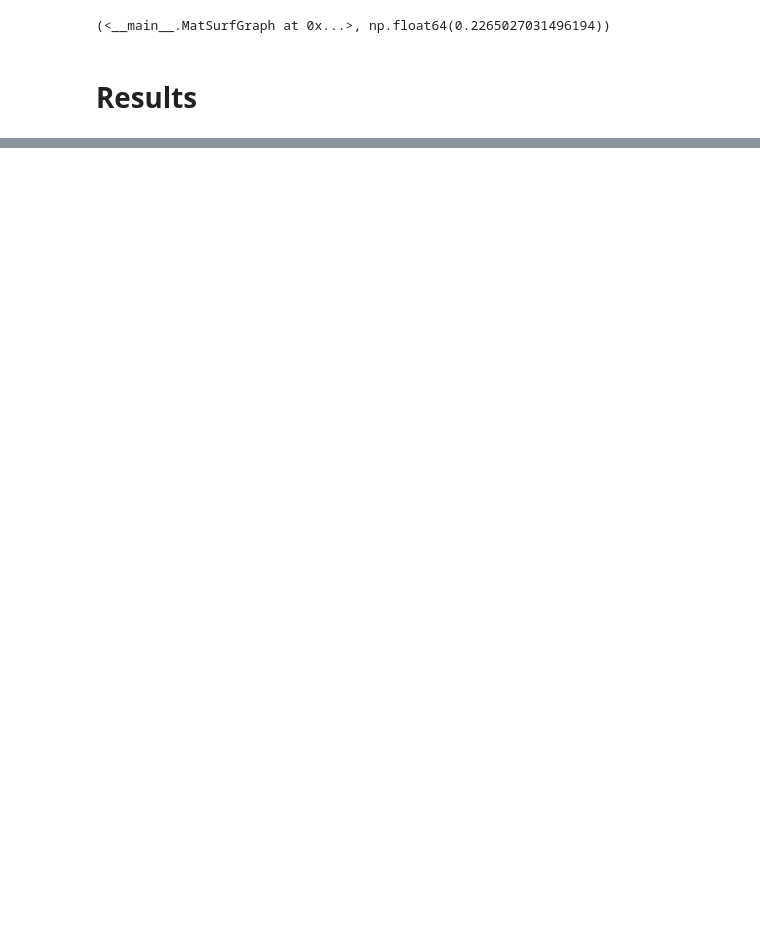
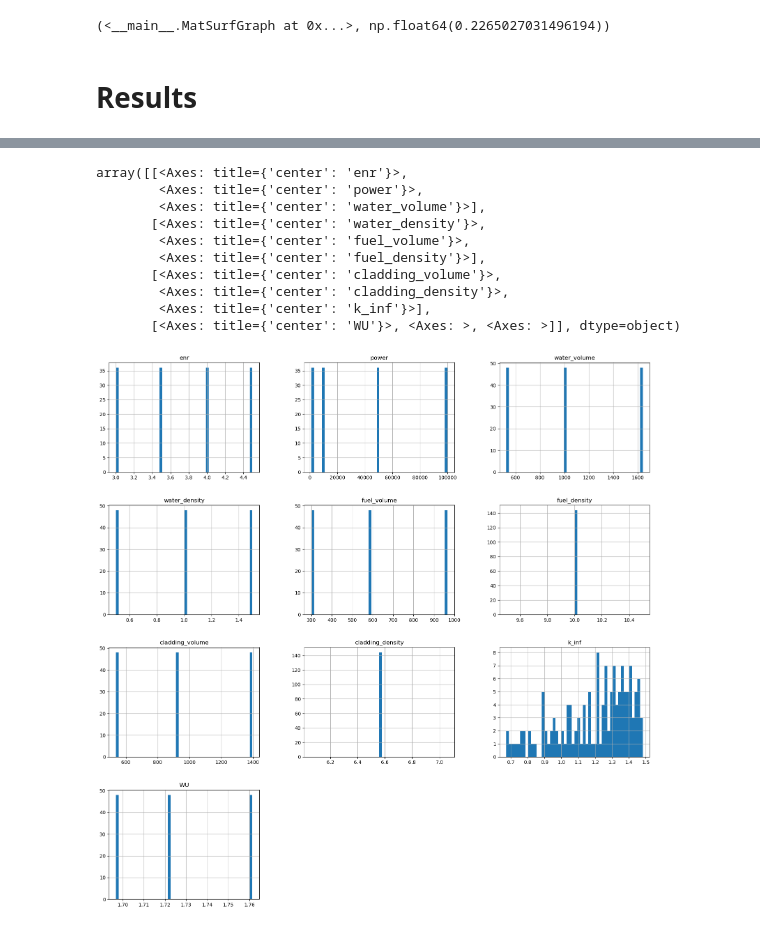
Before and after one commit to NikitaShlapak/OpenMCNeuro, a Jupyter notebook: graphs.ipynb, the cells around one changed output, grey strips where cells are left out. Saved outputs shown, nothing was run; the diff lists cells and outputs as text; code cells hidden in the pictures; blank space fills up the shorter version.

```diff
--- a/graphs.ipynb
+++ b/graphs.ipynb
@@ -891,0 +896,2 @@ ax.legend()
+# %%
+DATA_DIR = "/run/media/nikita/e40c1d03-27f0-4c5f-b778-1710c9a842d0/data/server_sync/data/v7/"
@@ -891,0 +909,33 @@ ax.legend()
+# %%
+from datastructures.graph import load_res, load_x, load_graph, MatSurfGraph
+def norm_graph(graph:MatSurfGraph) -> MatSurfGraph:
+    for key, mat in graph.materials.items():
+        nucs, vol, dens = mat[:-2], mat[-2], mat[-1]
+        vol /= graph.total_volume
+
+        exps = np.exp(nucs)
+        nucs = exps/exps.sum()
+
+        graph.materials[key] = nucs.tolist() + [vol, dens]
+
+    return graph
+def read_WU(filepath: str):
+    graph = load_graph(directory=filepath)
+    return graph.WURelation
+WU_min = 1.0
+WU_max = 2.1
+data_dirs = list(filter(lambda x: WU_min < read_WU(os.path.join(DATA_DIR, x)) <= WU_max, os.listdir(DATA_DIR)))
+# %%
+data = {}
+for d in tqdm(data_dirs):
+    with open(os.path.join(DATA_DIR, d, 'context.json')) as f:
+        context = json.load(f)
+        context.pop('fuel_id')
+        context.pop('water_id')
+        context.pop('cladding_id')
+    df = pd.read_csv(os.path.join(DATA_DIR, d, 'data.csv'))
+    k = df['k_inf'].values[-1]
+    context['k_inf'] = float(k)
+
+    data[d] = context
+data
@@ -891,0 +960,5 @@ ax.legend()
+# %%
+df = pd.DataFrame(data).T
+# df.values = np.array(df.values).astype(float)
+df['WU'] = df.water_volume / df.fuel_volume
+df.head()
@@ -891,0 +984,14 @@ ax.legend()
+# %%
+df.hist(figsize=(20,20), bins=50)
+# %% [output]
+array([[<Axes: title={'center': 'enr'}>,
+        <Axes: title={'center': 'power'}>,
+        <Axes: title={'center': 'water_volume'}>],
+       [<Axes: title={'center': 'water_density'}>,
+        <Axes: title={'center': 'fuel_volume'}>,
+        <Axes: title={'center': 'fuel_density'}>],
+       [<Axes: title={'center': 'cladding_volume'}>,
+        <Axes: title={'center': 'cladding_density'}>,
+        <Axes: title={'center': 'k_inf'}>],
+       [<Axes: title={'center': 'WU'}>, <Axes: >, <Axes: >]], dtype=object)
+[figure, added]
```
Also changed, not shown: parts of 64 cells of this notebook, 18 other files.
